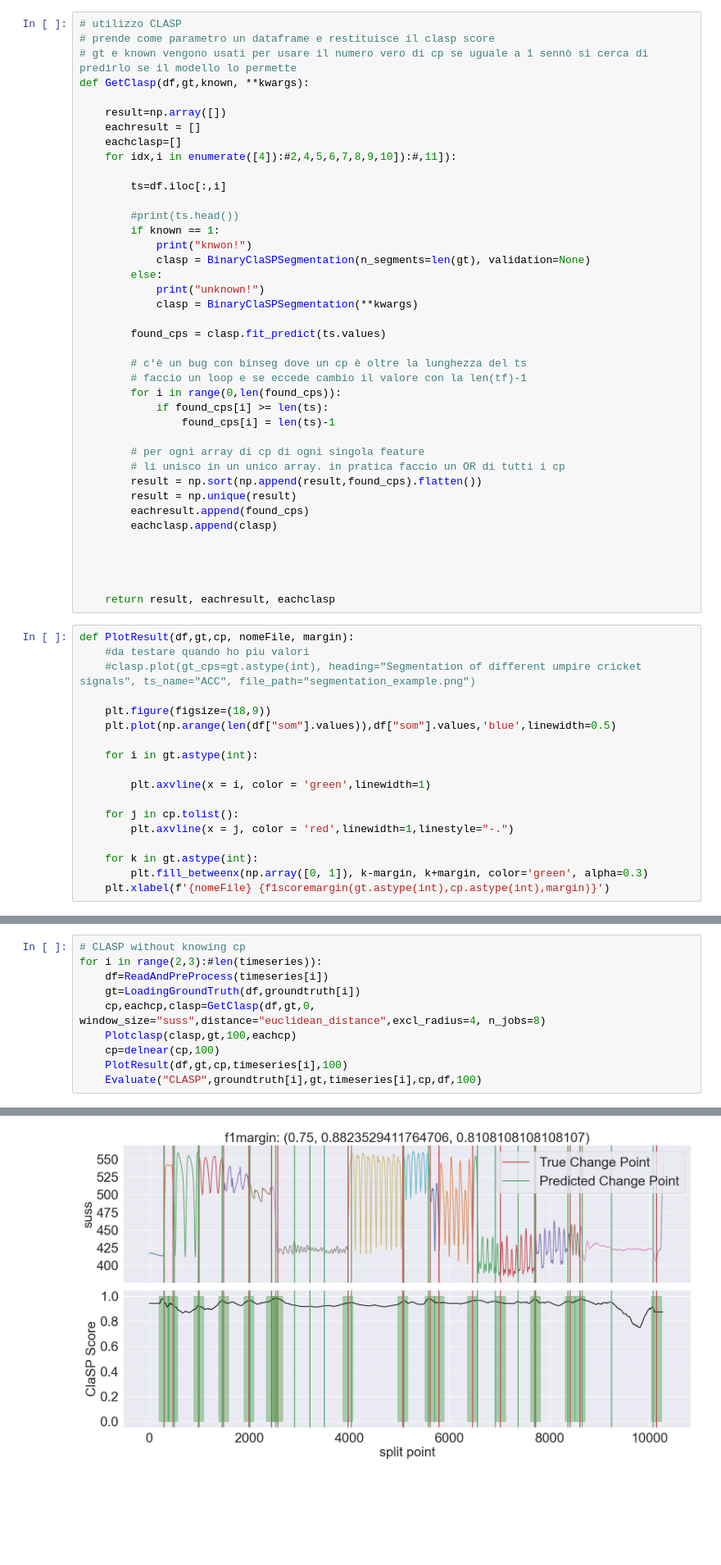
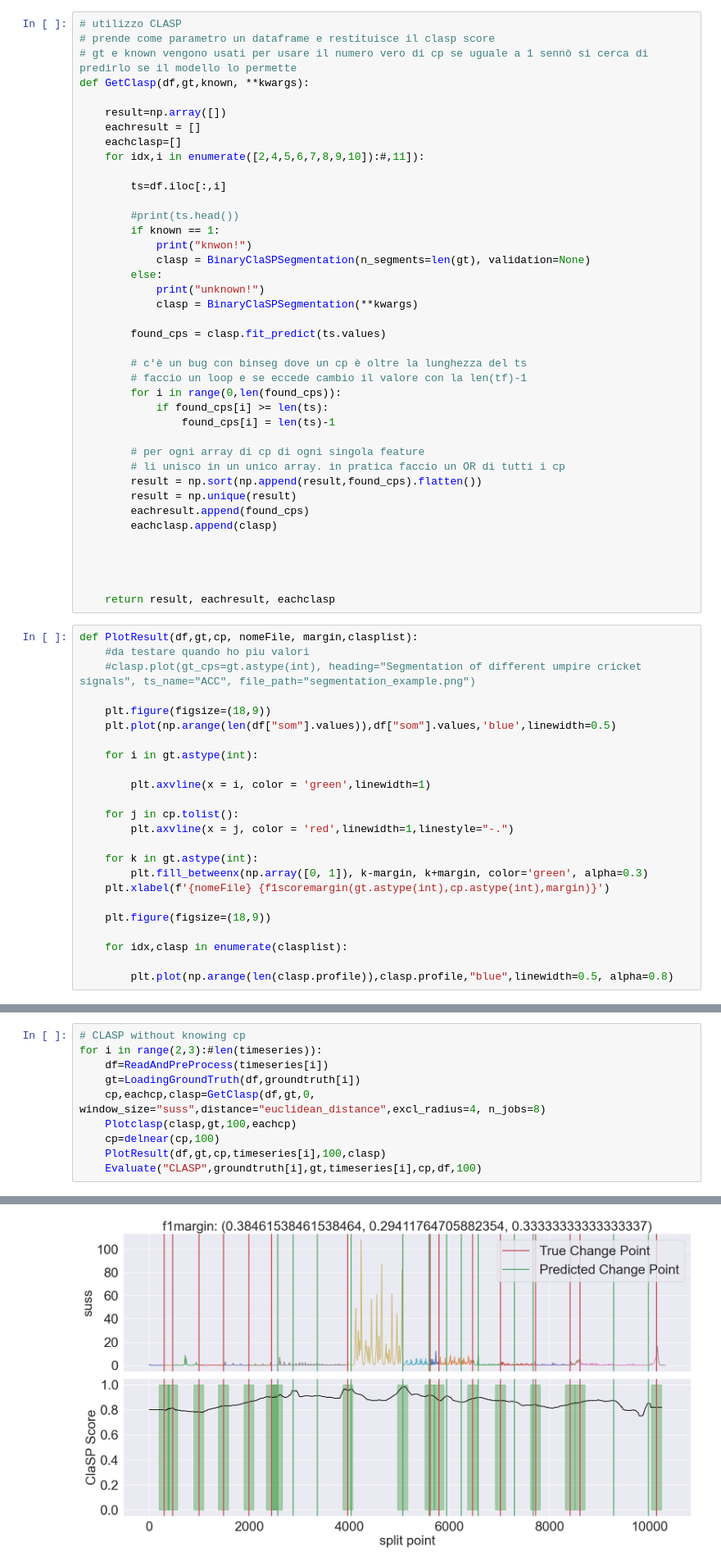
Before and after one commit to mosenco/CUSUMMO, a Jupyter notebook: clasptest copy.ipynb, the cells around one changed output, grey strips where cells are left out. Shown at 82% size. Cells and saved outputs as stored; diff of their text form; blank space fills up the shorter version.

```diff
--- a/clasptest copy.ipynb
+++ b/clasptest copy.ipynb
@@ -148,7 +148,7 @@ def GetClasp(df,gt,known, **kwargs):
     result=np.array([])
     eachresult = []
     eachclasp=[]
-    for idx,i in enumerate([4]):#2,4,5,6,7,8,9,10]):#,11]):
+    for idx,i in enumerate([2,4,5,6,7,8,9,10]):#,11]):
 
         ts=df.iloc[:,i]
 
@@ -180,7 +180,7 @@ def GetClasp(df,gt,known, **kwargs):
 
     return result, eachresult, eachclasp
 # %%
-def PlotResult(df,gt,cp, nomeFile, margin):
+def PlotResult(df,gt,cp, nomeFile, margin,clasplist):
     #da testare quando ho piu valori
     #clasp.plot(gt_cps=gt.astype(int), heading="Segmentation of different umpire cricket signals", ts_name="ACC", file_path="segmentation_example.png")
 
@@ -197,6 +197,12 @@ def PlotResult(df,gt,cp, nomeFile, margin):
     for k in gt.astype(int):
         plt.fill_betweenx(np.array([0, 1]), k-margin, k+margin, color='green', alpha=0.3)
     plt.xlabel(f'{nomeFile} {f1scoremargin(gt.astype(int),cp.astype(int),margin)}')
+
+    plt.figure(figsize=(18,9))
+
+    for idx,clasp in enumerate(clasplist):
+
+        plt.plot(np.arange(len(clasp.profile)),clasp.profile,"blue",linewidth=0.5, alpha=0.8)
 # %%
 def Plotclasp(eachclasp,gt,margin,eachcp):
     #print("idx"+str(asd))
@@ -339,7 +334,7 @@ for i in range(2,3):#len(timeseries)):
     cp,eachcp,clasp=GetClasp(df,gt,0, window_size="suss",distance="euclidean_distance",excl_radius=4, n_jobs=8)
     Plotclasp(clasp,gt,100,eachcp)
     cp=delnear(cp,100)
-    PlotResult(df,gt,cp,timeseries[i],100)
+    PlotResult(df,gt,cp,timeseries[i],100,clasp)
     Evaluate("CLASP",groundtruth[i],gt,timeseries[i],cp,df,100)
 # %% [output]
 unknown!
@@ -350 +359 @@ f1margin: (0.75, 0.8823529411764706, 0.8108108108108107)
-[figure, old version]
+[figure, new version]
```
Also changed, not shown: parts of 3 cells of this notebook.
